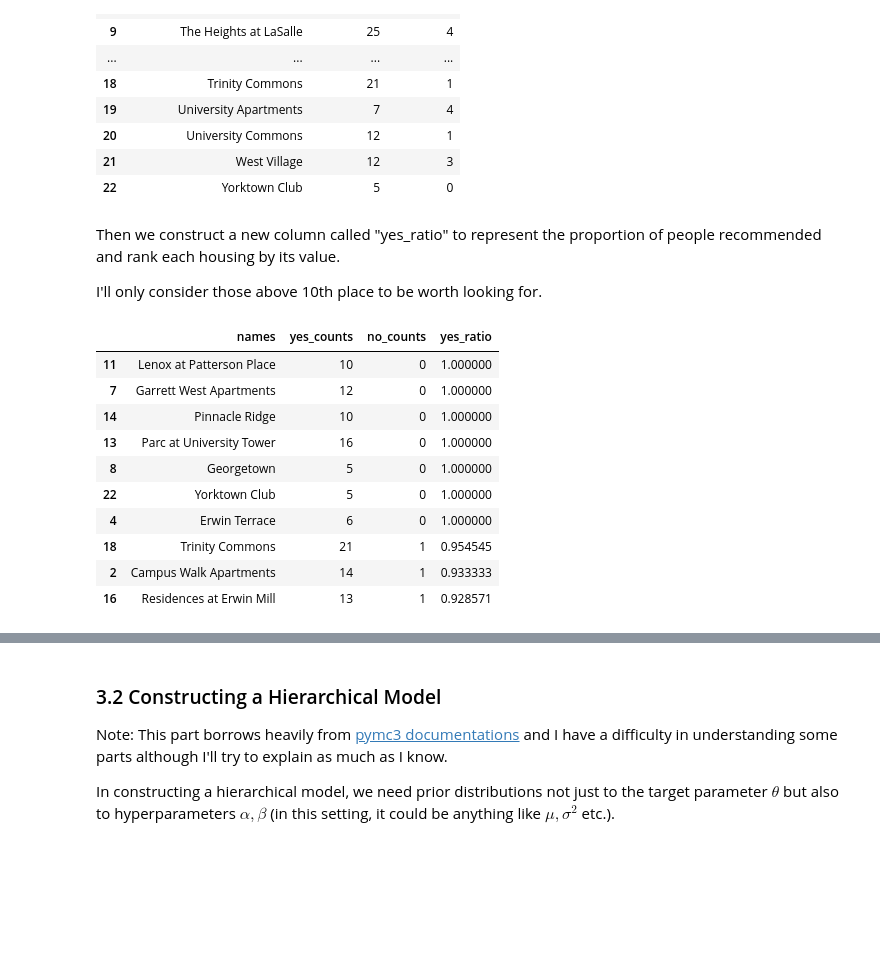
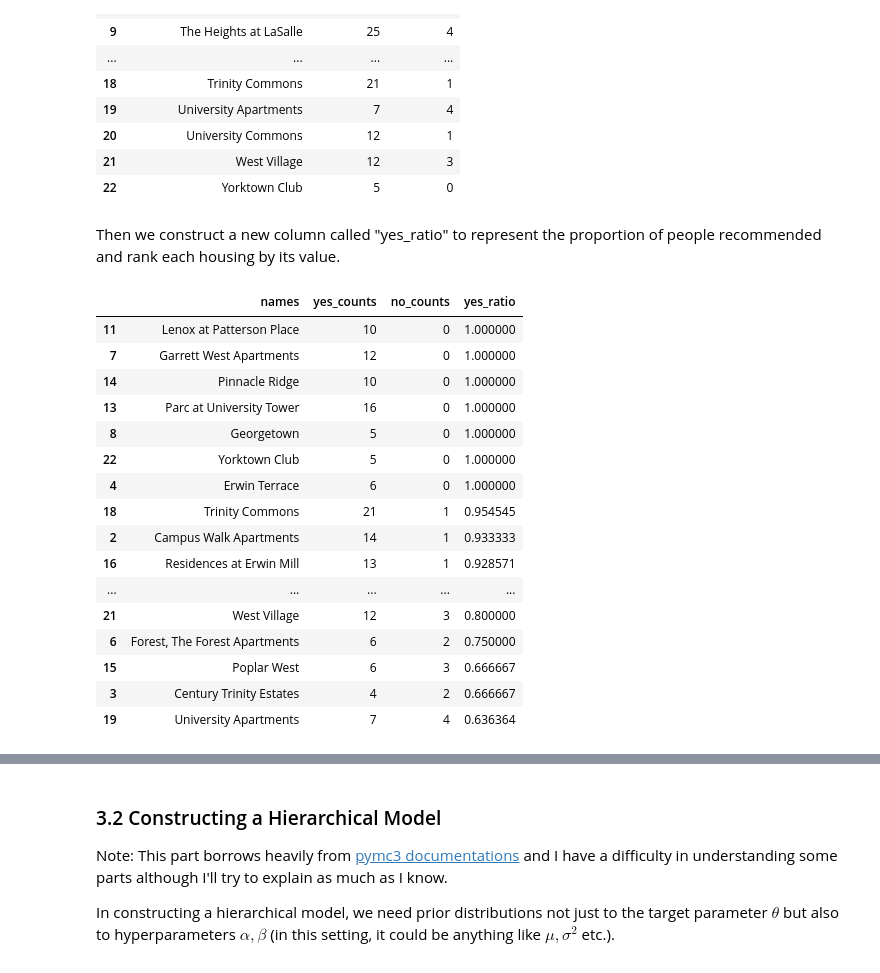
Before and after one commit to Jantg/Housing_rankings, a Jupyter notebook: housing_ranking.ipynb, the cells around one changed output, grey strips where cells are left out. Saved outputs shown, nothing was run; the diff lists cells and outputs as text; code cells hidden in the pictures; blank space fills up the shorter version.

```diff
--- a/housing_ranking.ipynb
+++ b/housing_ranking.ipynb
@@ -82,27 +82,31 @@ housing
 | 22 | Yorktown Club | 5 | 0 |
 # %% [markdown]
 Then we construct a new column called "yes_ratio" to represent the proportion of people recommended and rank each housing by its value.
-
-I'll only consider those above 10th place to be worth looking for.
 # %%
 yes_ratio = housing.yes_counts/(housing.no_counts+housing.yes_counts)
 yes_ratio.name = 'yes_ratio'
 
 housing = pd.concat([housing,yes_ratio],axis = 1)
-ranking = housing.sort_values(by =["yes_ratio"],ascending = False).iloc[:10,:]
+ranking = housing.sort_values(by =["yes_ratio"],ascending = False)
 ranking
 # %% [output]
 |  | names | yes_counts | no_counts | yes_ratio |
 | 11 | Lenox at Patterson Place | 10 | 0 | 1.000000 |
 | 7 | Garrett West Apartments | 12 | 0 | 1.000000 |
 | 14 | Pinnacle Ridge | 10 | 0 | 1.000000 |
 | 13 | Parc at University Tower | 16 | 0 | 1.000000 |
 | 8 | Georgetown | 5 | 0 | 1.000000 |
 | 22 | Yorktown Club | 5 | 0 | 1.000000 |
 | 4 | Erwin Terrace | 6 | 0 | 1.000000 |
 | 18 | Trinity Commons | 21 | 1 | 0.954545 |
 | 2 | Campus Walk Apartments | 14 | 1 | 0.933333 |
 | 16 | Residences at Erwin Mill | 13 | 1 | 0.928571 |
+| ... | ... | ... | ... | ... |
+| 21 | West Village | 12 | 3 | 0.800000 |
+| 6 | Forest, The Forest Apartments | 6 | 2 | 0.750000 |
+| 15 | Poplar West | 6 | 3 | 0.666667 |
+| 3 | Century Trinity Estates | 4 | 2 | 0.666667 |
+| 19 | University Apartments | 7 | 4 | 0.636364 |
 # %% [markdown]
 We can immediately spot the problem of this approach.
 
```
Also changed, not shown: parts of 20 cells of this notebook.
